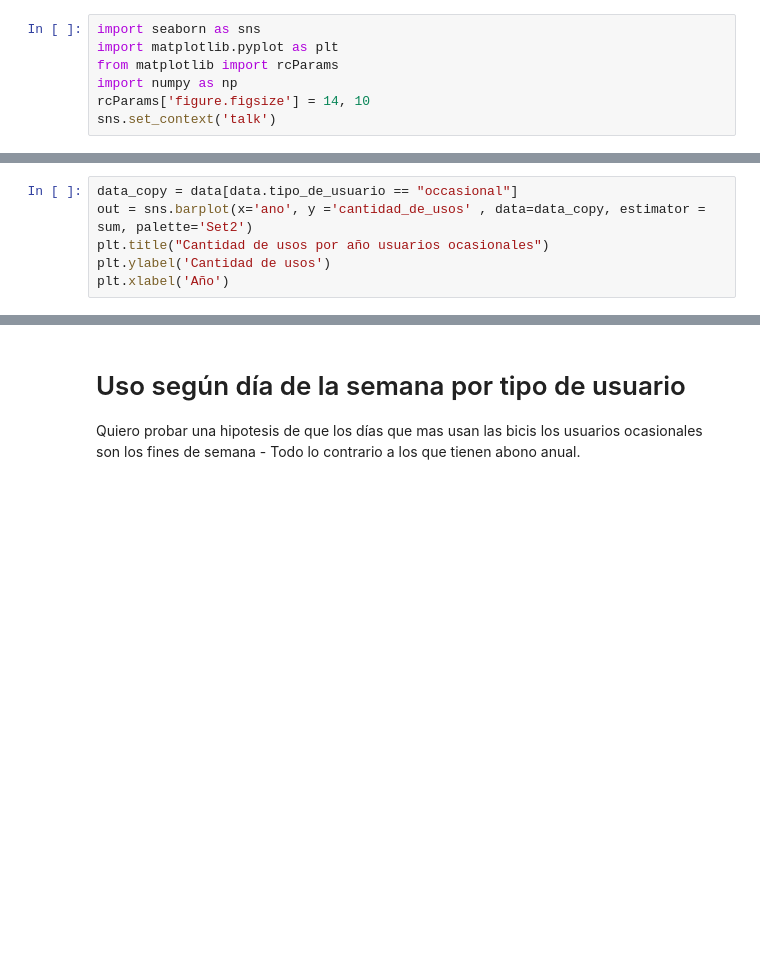
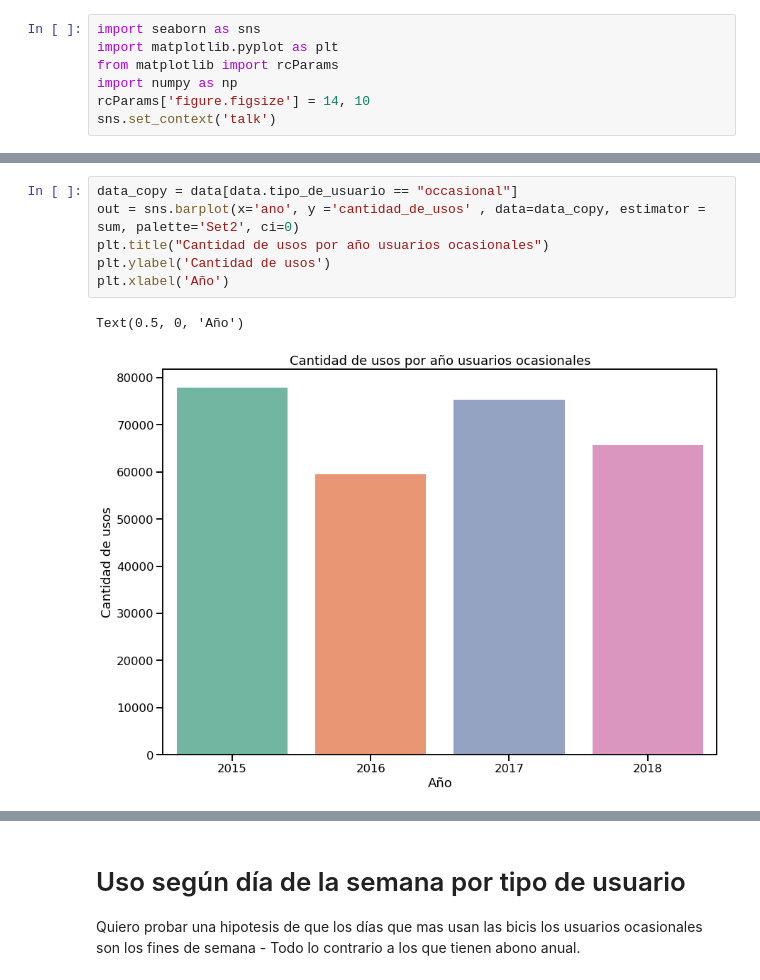
Before and after one commit to devgrla/bicimad, a Jupyter notebook: python/Usos por día.ipynb, the cells around one changed output, grey strips where cells are left out. Cells and saved outputs as stored; diff of their text form; blank space fills up the shorter version.

```diff
--- a/python/Usos por día.ipynb
+++ b/python/Usos por día.ipynb
@@ -76,8 +97,11 @@ data.head()
 # %%
 data_copy = data[data.tipo_de_usuario == "occasional"]
-out = sns.barplot(x='ano', y ='cantidad_de_usos' , data=data_copy, estimator = sum, palette='Set2')
+out = sns.barplot(x='ano', y ='cantidad_de_usos' , data=data_copy, estimator = sum, palette='Set2', ci=0)
 plt.title("Cantidad de usos por año usuarios ocasionales")
 plt.ylabel('Cantidad de usos')
 plt.xlabel('Año')
+# %% [output]
+Text(0.5, 0, 'Año')
+[figure, added]
 # %%
 data_copy = data[data.tipo_de_usuario == "annual"]
```
Also changed, not shown: parts of 12 cells of this notebook, 8 other files.
